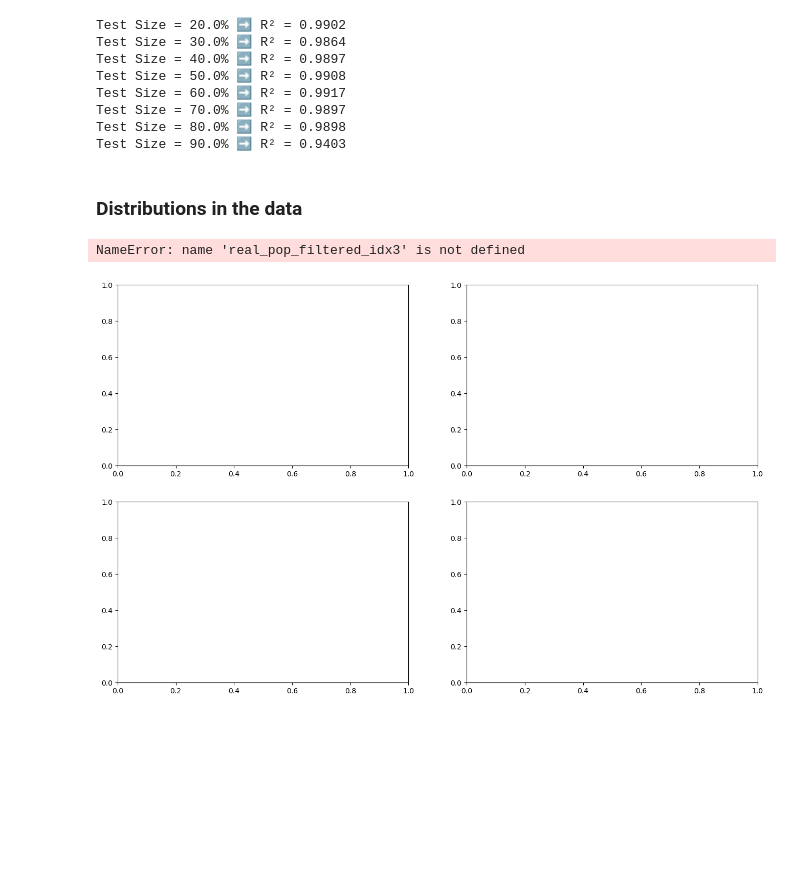
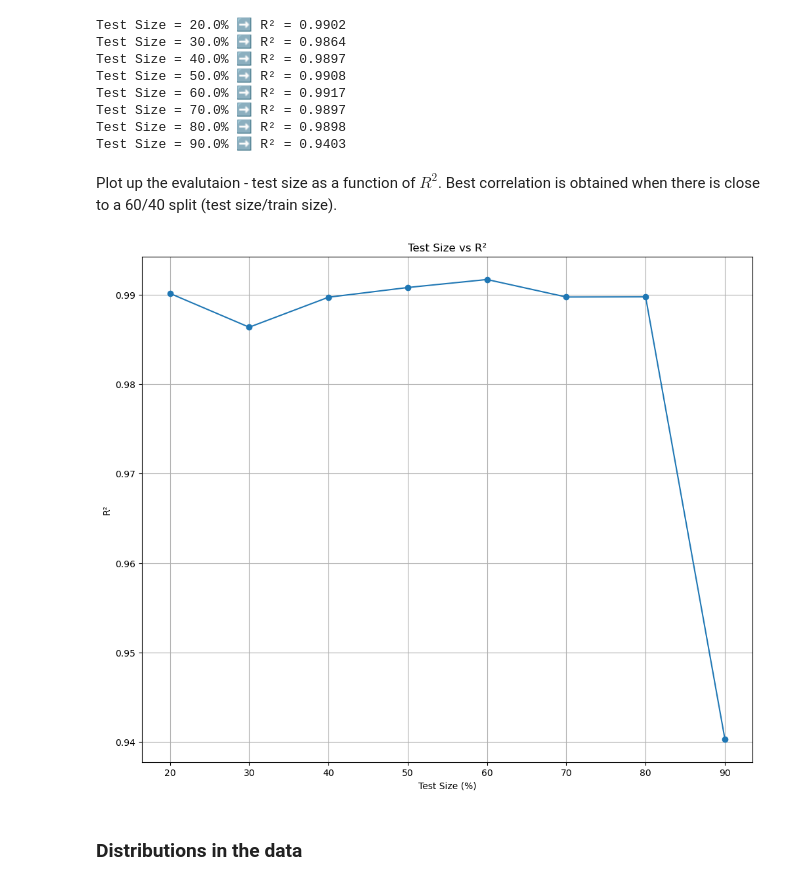
Before and after one commit to shanekeenan/prog_data_analysis, a Jupyter notebook: project1/project1.ipynb, the cells around one changed output. Cells and saved outputs as stored; diff of their text form; code cells hidden in the pictures; blank space fills up the shorter version.

```diff
--- a/project1/project1.ipynb
+++ b/project1/project1.ipynb
@@ -1036,18 +1049,32 @@ Test Size = 60.0% ➡ R² = 0.9917
 Test Size = 70.0% ➡ R² = 0.9897
 Test Size = 80.0% ➡ R² = 0.9898
 Test Size = 90.0% ➡ R² = 0.9403
+# %% [markdown]
+Plot up the evalutaion - test size as a function of $R^2$. Best correlation is obtained when there is close to a 60/40 split (test size/train size).
+# %%
+# test sizes to evaluate
+test_sizes = [0.2, 0.3, 0.4, 0.5, 0.6, 0.7, 0.8, 0.9]
+# empty list to store results
+results_data = []
+# For Loop to loop through the different test sizes
+for test_size in test_sizes:
+    X_train, X_test, y_train, y_test = train_test_split(X, y, test_size=test_size, random_state=42)
+    model = LinearRegression()
+    model.fit(X_train, y_train)
+    y_pred = model.predict(X_test)
+
+    r2 = r2_score(y_test, y_pred)
+    # Append
+    results_data.append({'Test Size': test_size * 100, 'R-squared': r2})
+
+results_df = pd.DataFrame(results_data)
+plt.figure(figsize=(12, 10))
+plt.plot(results_df['Test Size'], results_df['R-squared'], marker='o')
+plt.title('Test Size vs R\u00B2')
+plt.xlabel('Test Size (%)')
+plt.ylabel('R\u00B2')
+plt.grid(True)
+# %% [output]
+[figure, added]
 # %% [markdown]
 ### Distributions in the data
-# %%
-# histogram
-fig, ax = plt.subplots(2, 2, figsize=(16, 10))
-A = [real_pop_filtered_idx3['VALUE_diff']]
-
-ax[0, 0].hist(A, bins = 100, density=True, label=('Population'), edgecolor='black')
-ax[0, 0].set_title('Sepal length distribution for Iris species')
-ax[0, 0].legend(loc='upper right')
-#ax[0, 0].set_xlabel(cols[0])
-ax[0, 0].set_ylabel('Frequency')
-# %% [output]
-NameError: name 'real_pop_filtered_idx3' is not defined
-[figure, removed]
```
Also changed, not shown: parts of 23 cells of this notebook, 3 other files.
